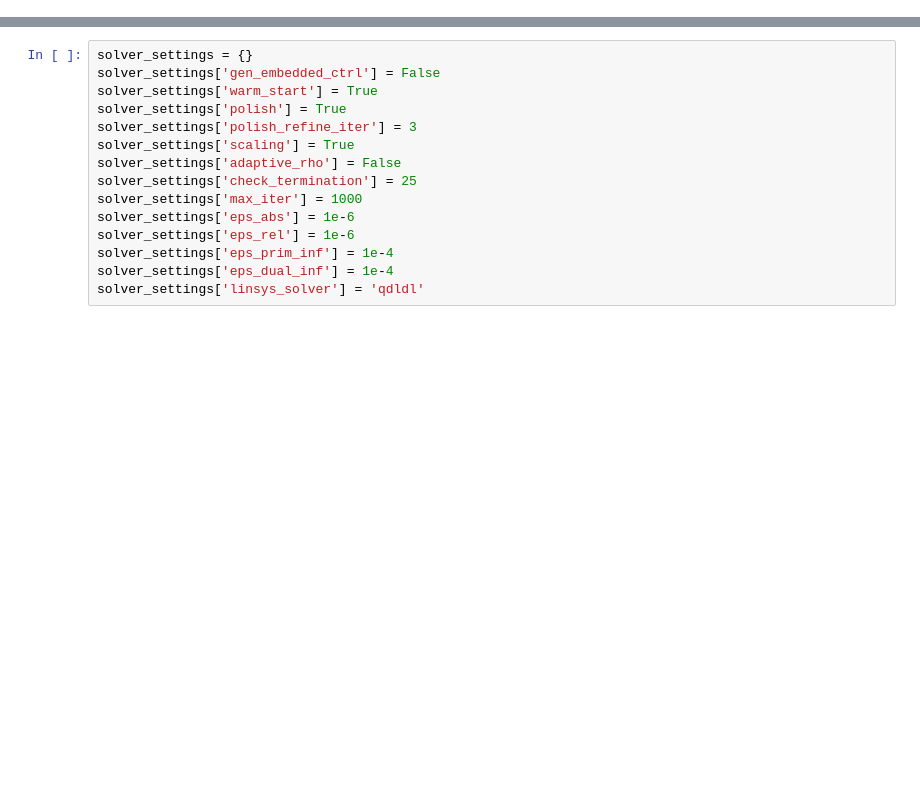
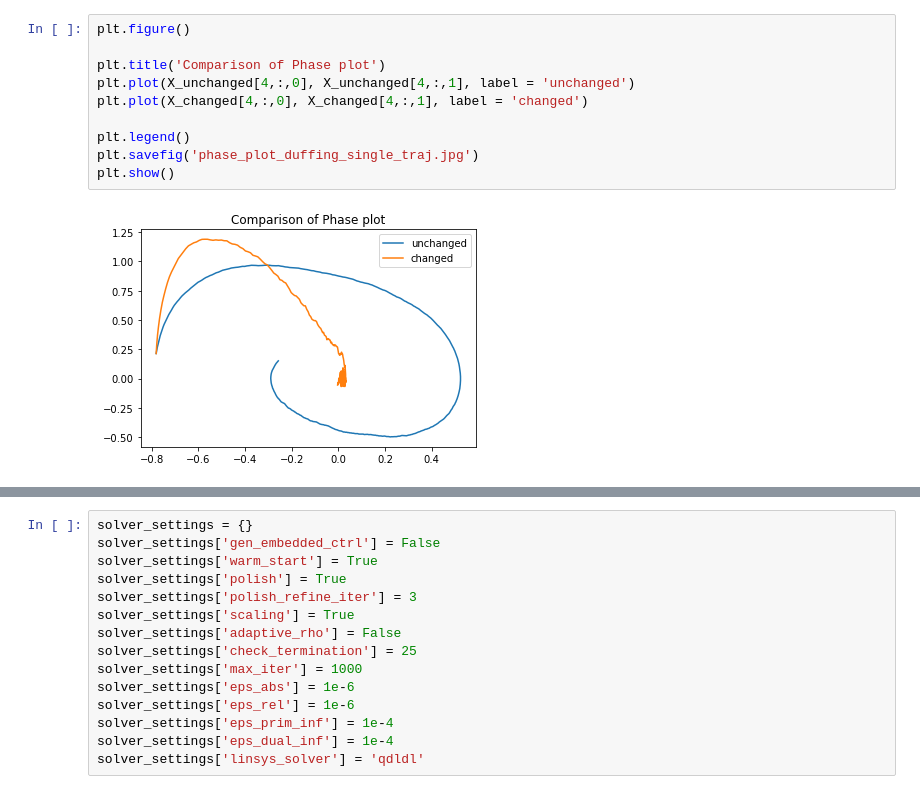
Before and after one commit to Rajpal9/Adaptive-koopman, a Jupyter notebook: nmpc_control.ipynb, the cells around one changed output, grey strips where cells are left out. Cells and saved outputs as stored; diff of their text form; blank space fills up the shorter version.

```diff
--- a/nmpc_control.ipynb
+++ b/nmpc_control.ipynb
@@ -20,0 +72,12 @@ model_koop_dnn = torch.load(file)
+# %%
+plt.figure()
+
+plt.title('Comparison of Phase plot')
+plt.plot(X_unchanged[4,:,0], X_unchanged[4,:,1], label = 'unchanged')
+plt.plot(X_changed[4,:,0], X_changed[4,:,1], label = 'changed')
+
+plt.legend()
+plt.savefig('phase_plot_duffing_single_traj.jpg')
+plt.show()
+# %% [output]
+[figure, added]
```
Also changed, not shown: parts of 77 cells of this notebook.
